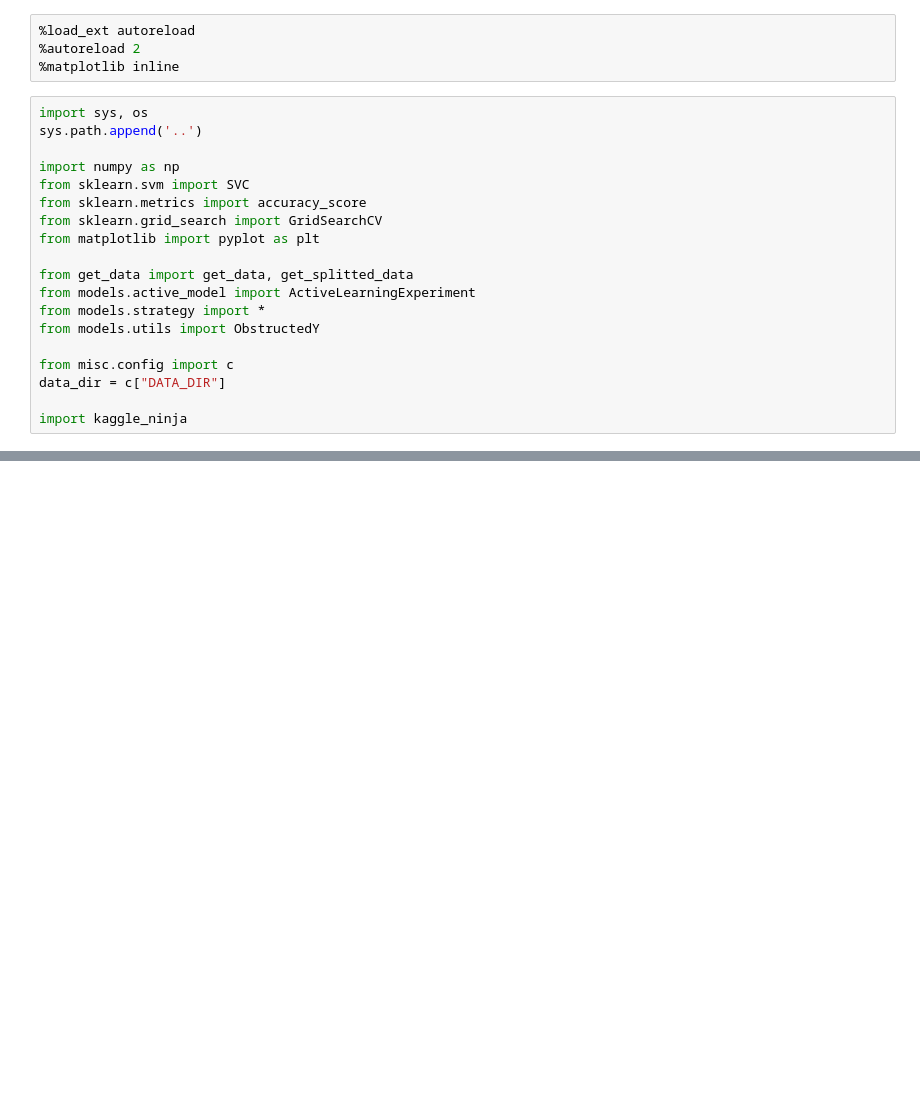
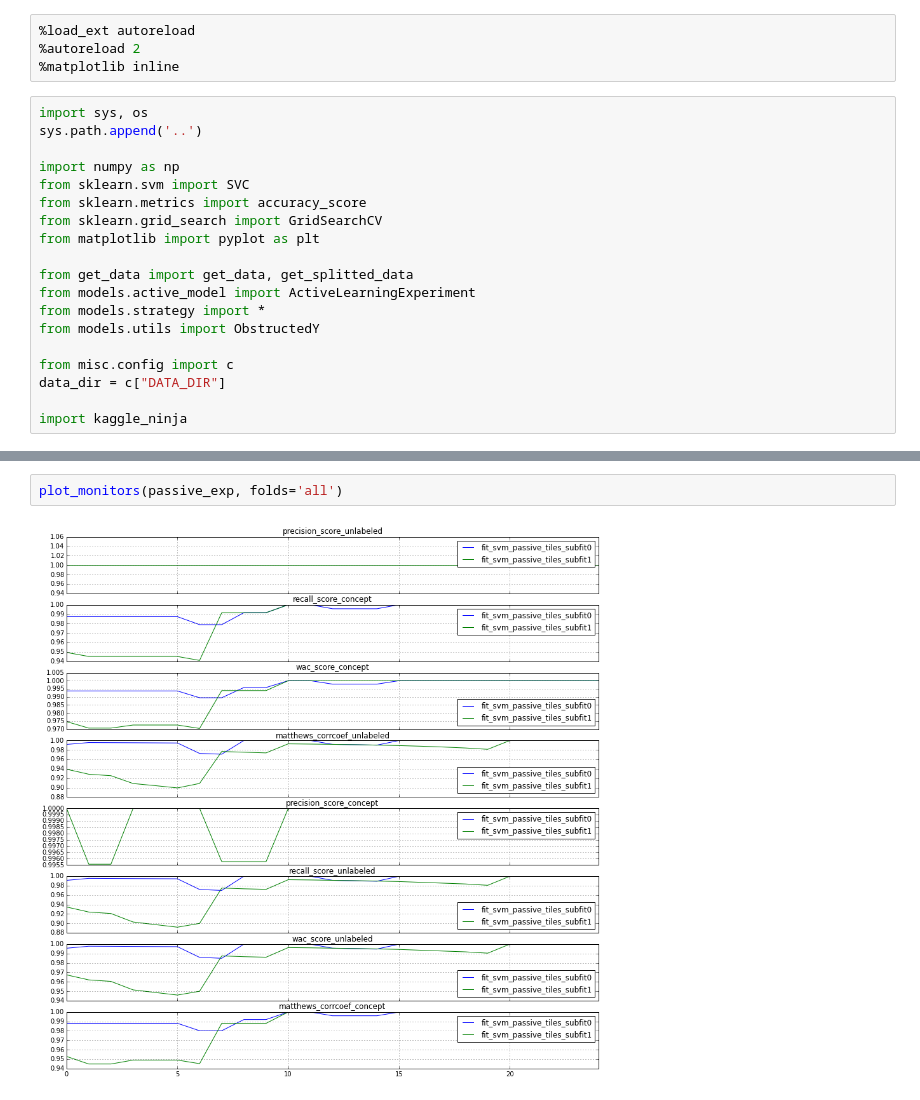
Before and after one commit to gmum/mlls2015, a Jupyter notebook: notebooks/strategy_tests.ipynb, the cells around one changed output, grey strips where cells are left out. Drawn from its saved outputs; the diff is of its cells as text; blank space fills up the shorter version.

```diff
--- a/notebooks/strategy_tests.ipynb
+++ b/notebooks/strategy_tests.ipynb
@@ -199,0 +189,4 @@ grid_result_passive.experiments
+# %%
+plot_monitors(passive_exp, folds='all')
+# %% [output]
+[figure, added]
```
Also changed, not shown: parts of 14 cells of this notebook, 4 other files.
